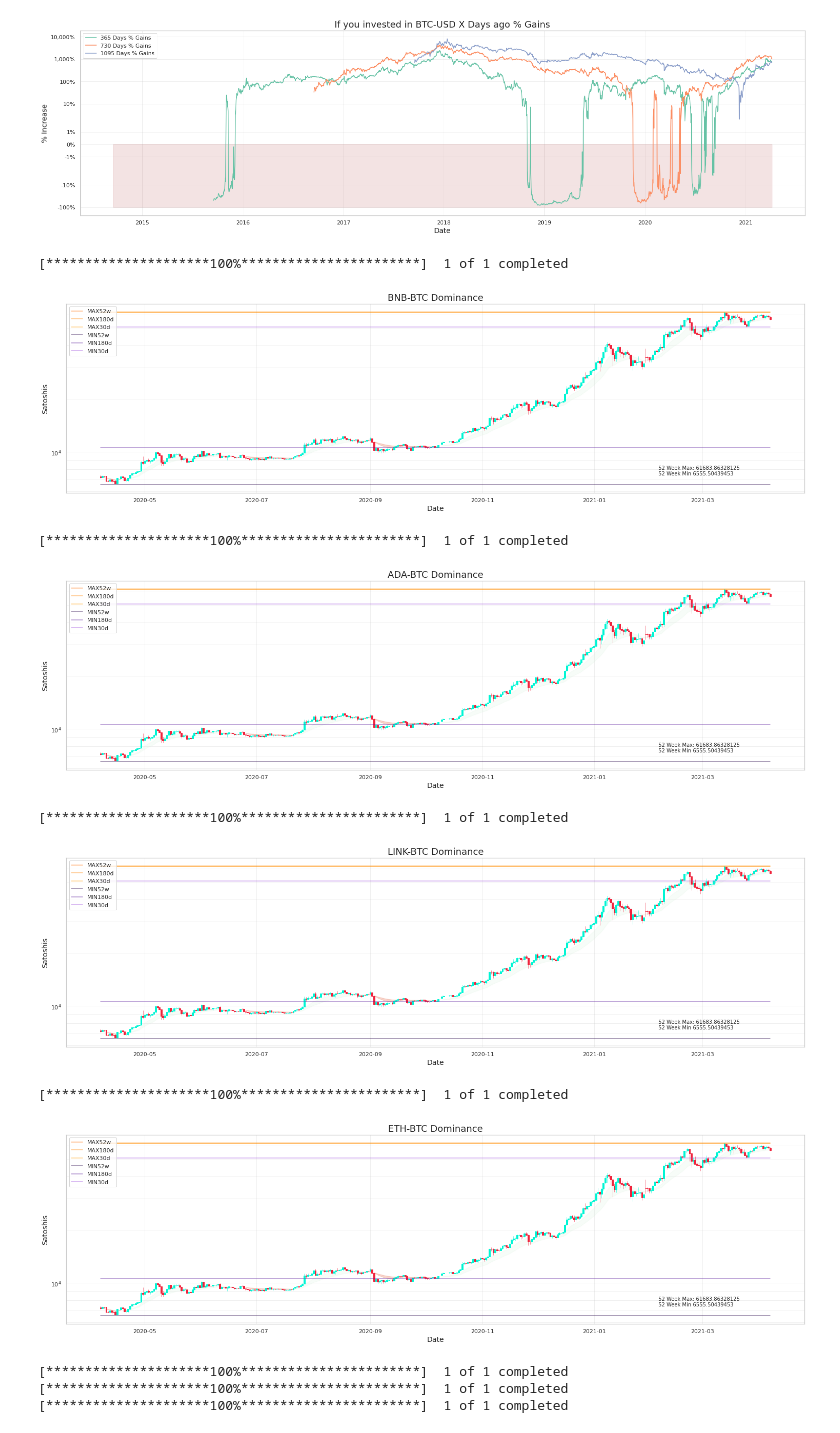
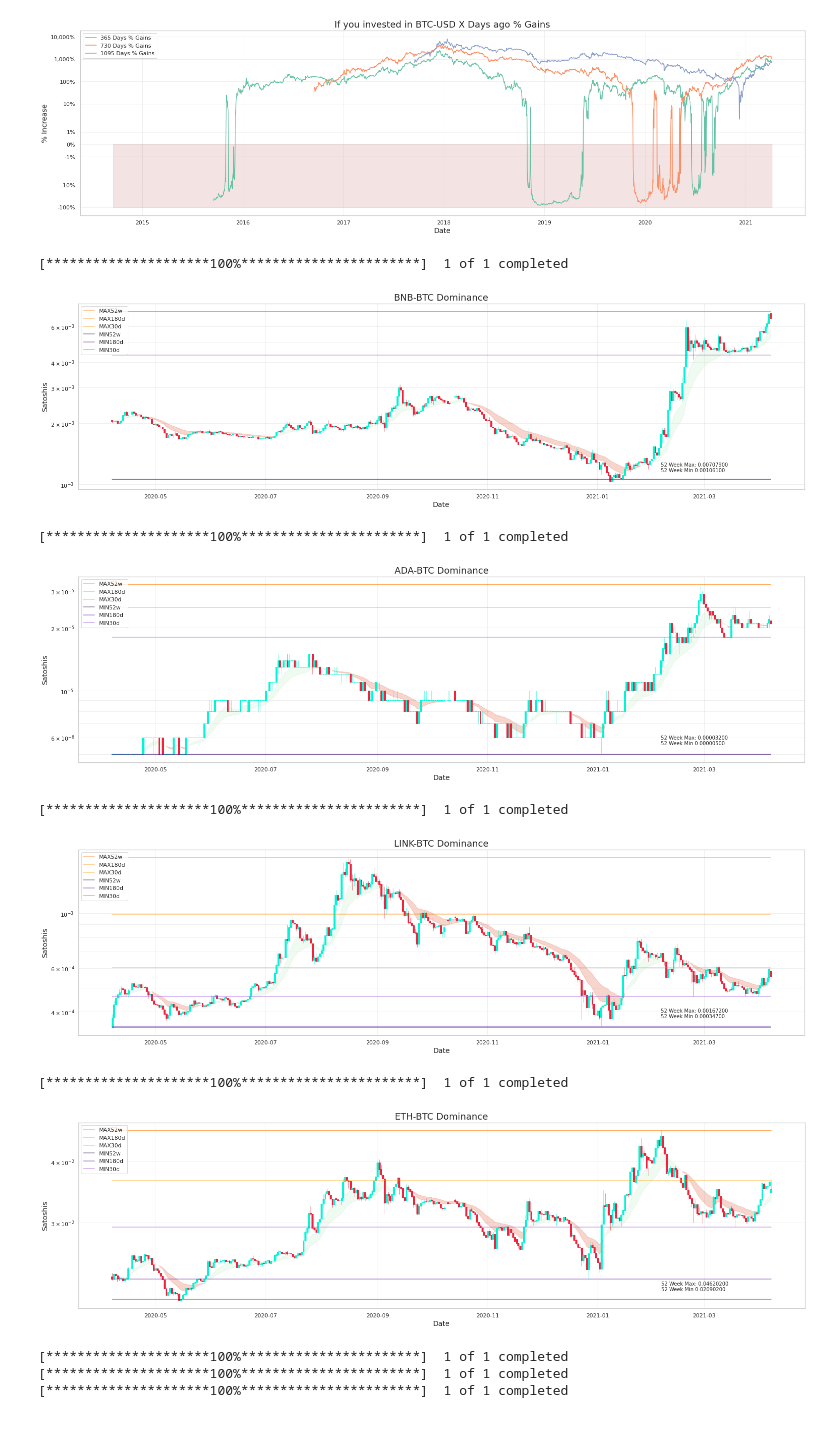
Before and after one commit to CodeByHarri/Cryptocurrency-Trading-Analysis, a Jupyter notebook: Crypto_Analysis.ipynb, the cells around one changed output. Drawn from its saved outputs; the diff is of its cells as text; code cells hidden in the pictures.

```diff
--- a/Crypto_Analysis.ipynb
+++ b/Crypto_Analysis.ipynb
@@ -272,7 +272,7 @@ ticks = ['BNB-BTC',
 
 for tickax in ticks:
   yf.pdr_override()
-  data =  pdr.get_data_yahoo('BTC-USD', interval = '1d', period = "1y")
+  data =  pdr.get_data_yahoo(tickax, interval = '1d', period = "1y")
   max52 = max(data.High)
   min52 = min(data.Low)
   df = data.reset_index()
@@ -300,39 +300,39 @@ for tickax in ticks:
 
   data["EMA12"] = data['Close'].ewm(span=12).mean()
   data["EMA26"] = data['Close'].ewm(span=26).mean()
-  ax1.fill_between(data.index, data["EMA12"], data["EMA26"], where=(data["EMA12"]>data["EMA26"]), color= '#d8f3dc', alpha = 0.2)
+  ax1.fill_between(data.index, data["EMA12"], data["EMA26"], where=(data["EMA12"]>data["EMA26"]), color= '#d8f3dc', alpha = 0.4)
   ax1.fill_between(data.index, data["EMA12"], data["EMA26"], where=(data["EMA12"]<data["EMA26"]), color= '#dc2f02', alpha = 0.2)
   ax1.plot(data.index,[max52]*len(data.index) , color= '#ff6d00', label=f"MAX52w", alpha = 0.5)
   ax1.plot(data.index,[max180]*len(data.index) , color= '#ff8500', label=f"MAX180d", alpha = 0.5)
   ax1.plot(data.index,[max30]*len(data.index) , color= '#ff9e00', label=f"MAX30d", alpha = 0.5)
   ax1.plot(data.index,[min52]*len(data.index) , color= '#240046', label=f"MIN52w", alpha = 0.5)
   ax1.plot(data.index,[min180]*len(data.index) , color= '#5a189a', label=f"MIN180d", alpha = 0.5)
   ax1.plot(data.index,[min30]*len(data.index) , color= '#9d4edd', label=f"MIN30d", alpha = 0.5)
 
 
 
   candlestick_ohlc(ax1, ohlc, colorup="#00f5d4", colordown="#ef233c", width=0.8)
 
   fig.text(0.8, 0.75, f'\n 52 Week Max: {max52:.8f} \n 52 Week Min {min52:.8f}')
 
 
   # Set Y axis format
   ax1.set_title(f'{tickax} Dominance', size=18)
   ax1.set_ylabel(f'Satoshis', size=14)
   ax1.set_xlabel('Date', size=14)
   ax1.set_yscale('log')
   plt.grid(True, which="both", ls="-", alpha = 0.3)
   plt.legend(loc = 'upper left')
   plt.show()
 # %% [output]
 [*********************100%***********************]  1 of 1 completed
-[figure, old version]
+[figure, new version]
 [*********************100%***********************]  1 of 1 completed
-[figure, old version]
+[figure, new version]
 [*********************100%***********************]  1 of 1 completed
-[figure, old version]
+[figure, new version]
 [*********************100%***********************]  1 of 1 completed
-[figure, old version]
+[figure, new version]
 # %%
 #@title LOG FIT Estimate
 
```
